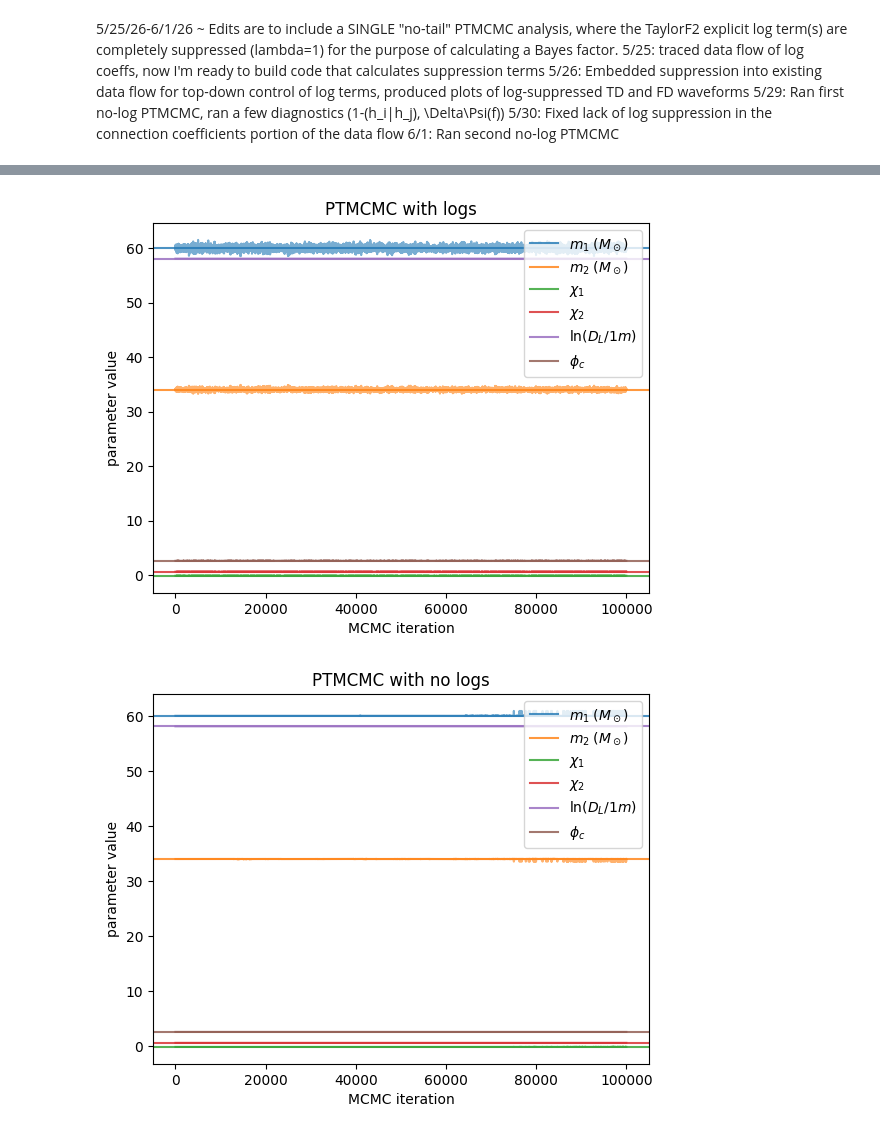
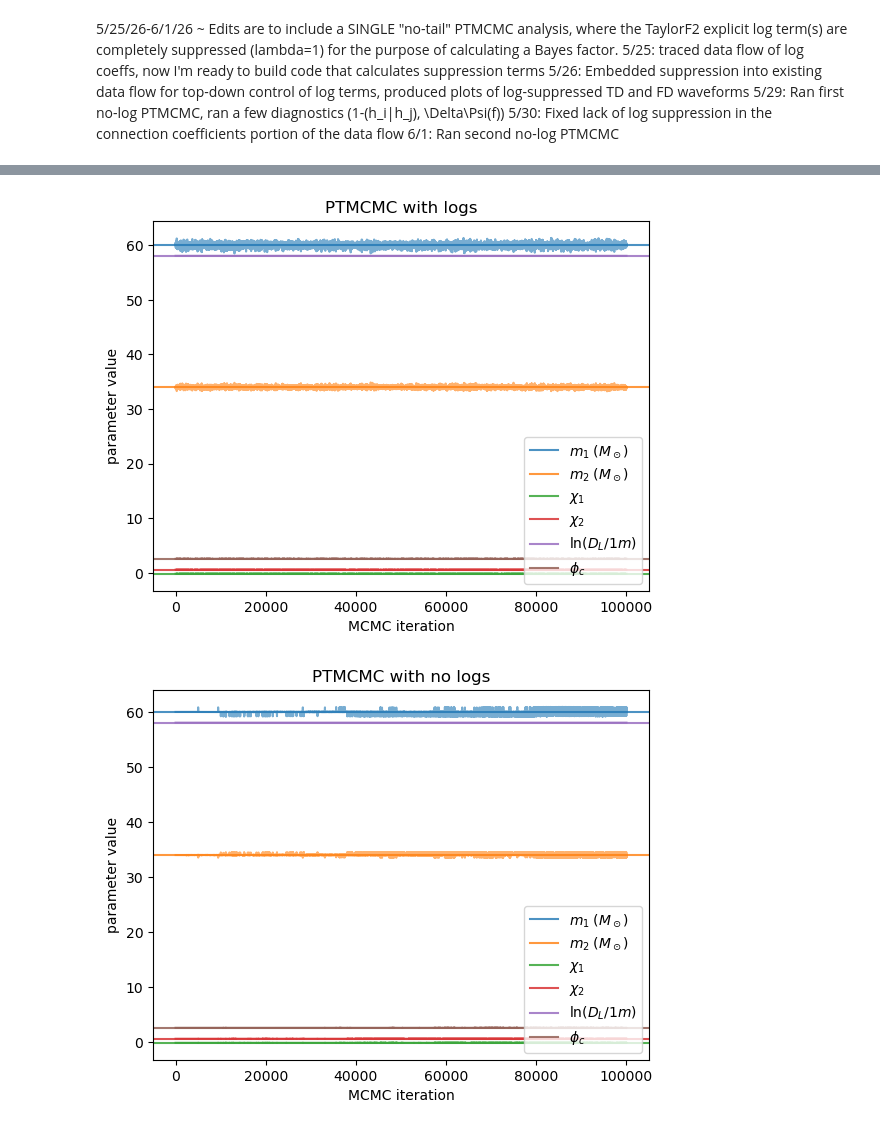
Before and after one commit to jimmy-gw/GWTails_ParameterEstimation, a Jupyter notebook: LOGSvsNOLOGS.ipynb, the cells around one changed output, grey strips where cells are left out. Cells and saved outputs as stored; diff of their text form; code cells hidden in the pictures.

```diff
--- a/LOGSvsNOLOGS.ipynb
+++ b/LOGSvsNOLOGS.ipynb
@@ -129,5 +129,5 @@ samples_suppressed, lnposts_suppressed, temp_ladder_suppressed = PTMCMC(num_samp
                                        ln_posterior_func=l.ln_posterior,
                                        jump_proposals=jump_proposals,
                                        PT_swap_weight=10,
-                                       lambda25=1, lambda3=1)
+                                       lambda15=d.lambda15, lambda25=d.lambda25, lambda3=d.lambda3, lambda35=d.lambda35)
 # %% [output]
@@ -173,26 +173,26 @@ plt.show()
 # %%
 ## trace plots for T = 1 chain
 # logs
 for i in range(wg.ndim):
     plt.plot(samples[0,:,i], color=f'C{i}', alpha=0.6)
     plt.axhline(d.x_inj[i], color=f'C{i}', alpha=0.8, label=wg.x_labels[i])
 plt.title('PTMCMC with logs')
 plt.xlabel('MCMC iteration')
 plt.ylabel('parameter value')
-plt.legend(loc='upper right')
+plt.legend(loc='lower right')
 plt.show()
 # no logs
 for i in range(wg.ndim):
     plt.plot(samples_suppressed[0,:,i], color=f'C{i}', alpha=0.6)
     plt.axhline(d.x_inj[i], color=f'C{i}', alpha=0.8, label=wg.x_labels[i])
 plt.title('PTMCMC with no logs')
 plt.xlabel('MCMC iteration')
 plt.ylabel('parameter value')
-plt.legend(loc='upper right')
+plt.legend(loc='lower right')
 plt.show()
 # %% [output]
-[figure, old version]
+[figure, new version]
-[figure, old version]
+[figure, new version]
 # %%
 # average log-likelood over temperatures
 burnin = num_samples // 5
```
Also changed, not shown: parts of 7 cells of this notebook, 8 other files.
